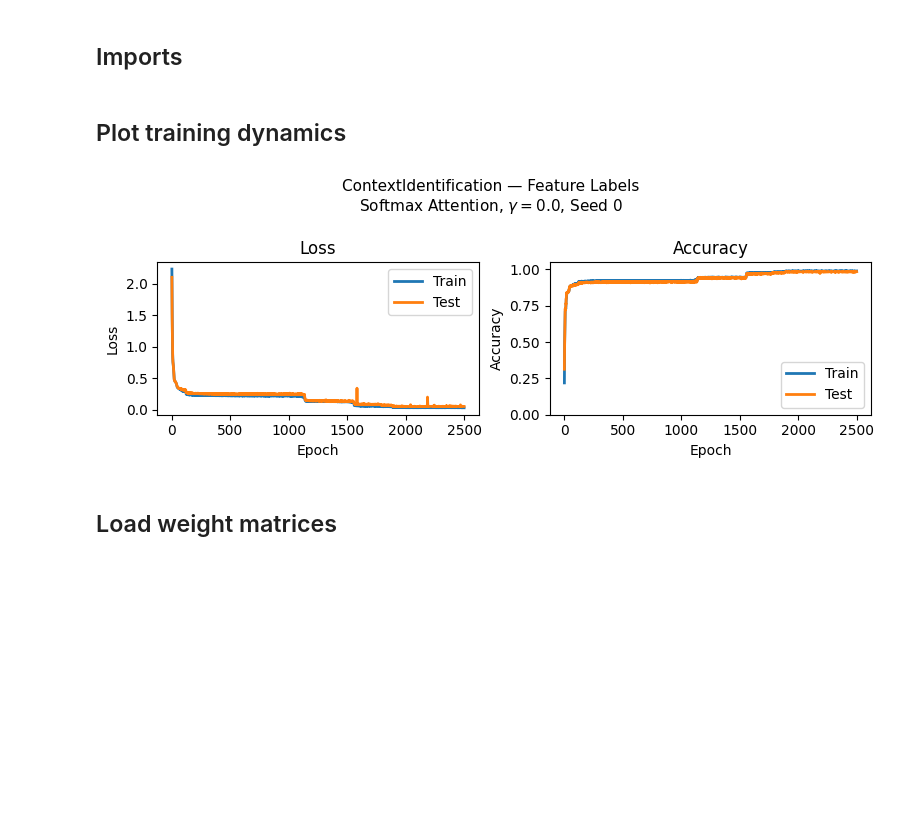
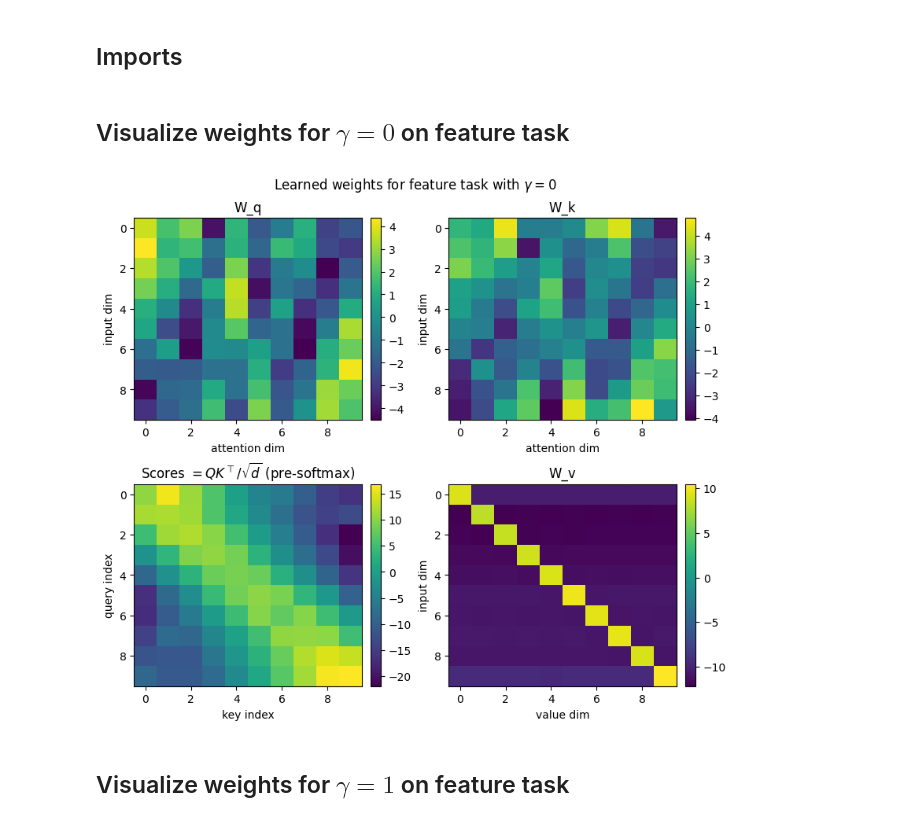
Before and after one commit to keith-murray/adaptive-bottleneck, a Jupyter notebook: notebooks/analyze_context_identification_models.ipynb, the cells around one changed output. Cells and saved outputs as stored; diff of their text form; code cells hidden in the pictures; blank space fills up the shorter version.

Commit message:
[update,notebook] plotted cross attention model weights from hyperparameter search

```diff
--- a/notebooks/analyze_context_identification_models.ipynb
+++ b/notebooks/analyze_context_identification_models.ipynb
@@ -14,5 +11,7 @@ import matplotlib.pyplot as plt
 # %%
 OUT_DIR = Path("../data/context_identification_models")
+# %% [markdown]
+## Visualize weights for $\gamma=0$ on feature task
 # %%
 params_path = OUT_DIR / "context_id_feature_gamma0.0_softmax_seed0_params.pkl"
 with open(params_path, "rb") as f:
@@ -20 +19,10 @@ with open(params_path, "rb") as f:
+# %%
+plot_attention_representations(
+    params_attn,
+    r'Learned weights for feature task with $\gamma=0$'
+)
+# %% [output]
+[figure, added]
+# %% [markdown]
+## Visualize weights for $\gamma=1$ on feature task
 # %%
@@ -24,33 +31,0 @@ with open(history_path, "r") as f:
-# %% [markdown]
-## Plot training dynamics
-# %%
-fig, axes = plt.subplots(1, 2, figsize=(8, 3), sharex=True)
-
-# ---- Loss panel ----
-axes[0].plot(history["train_loss"], label="Train", linewidth=2)
-axes[0].plot(history["test_loss"], label="Test", linewidth=2)
-axes[0].set_title("Loss")
-axes[0].set_xlabel("Epoch")
-axes[0].set_ylabel("Loss")
-axes[0].legend()
-
-# ---- Accuracy panel ----
-axes[1].plot(history["train_acc"], label="Train", linewidth=2)
-axes[1].plot(history["test_acc"], label="Test", linewidth=2)
-axes[1].set_title("Accuracy")
-axes[1].set_xlabel("Epoch")
-axes[1].set_ylabel("Accuracy")
-axes[1].set_ylim(0.0, 1.05)
-axes[1].legend()
-
-plt.suptitle(
-    "ContextIdentification — Feature Labels\n"
-    r"Softmax Attention, $\gamma=0.0$, Seed 0",
-    fontsize=11,
-)
-plt.tight_layout()
-plt.show()
-# %% [output]
-[figure, removed]
-# %% [markdown]
-## Load weight matrices
```
Also changed, not shown: parts of 18 cells of this notebook.
